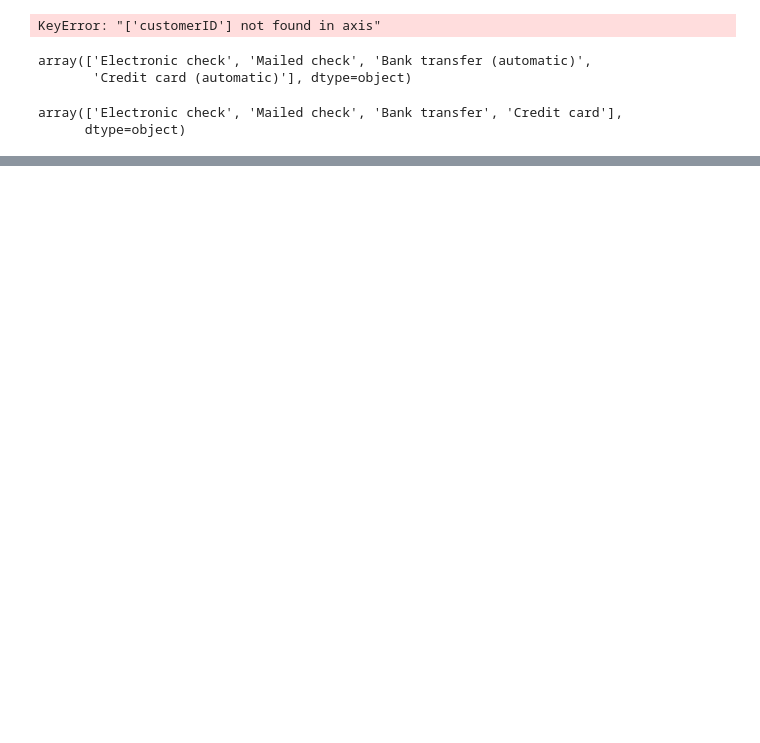
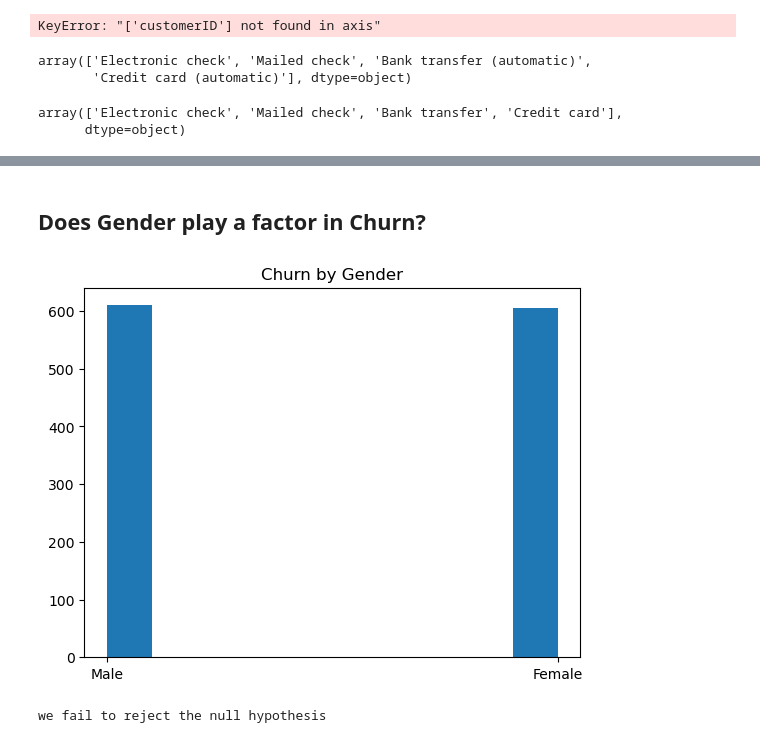
Before and after one commit to gabecavazos/classification_project, a Jupyter notebook: work.ipynb, the cells around one changed output, grey strips where cells are left out. Cells and saved outputs as stored; diff of their text form; code cells hidden in the pictures; blank space fills up the shorter version.

```diff
--- a/work.ipynb
+++ b/work.ipynb
@@ -150,0 +255,8 @@ array(['Electronic check', 'Mailed check', 'Bank transfer', 'Credit card'],
+# %% [markdown]
+## Does Gender play a factor in Churn?
+# %%
+plt.hist(train.gender[train.churn_encoded == 1])
+plt.title('Churn by Gender')
+plt.show()
+# %% [output]
+[figure, added]
@@ -150,0 +266,8 @@ array(['Electronic check', 'Mailed check', 'Bank transfer', 'Credit card'],
+# %%
+chi2, p, _, expected = stats.chi2_contingency(observed)
+if p < α:
+    print('we can reject the null hypothesis')
+else:
+    print('we fail to reject the null hypothesis')
+# %% [output]
+we fail to reject the null hypothesis
```
Also changed, not shown: parts of 20 cells of this notebook, 5 other files.
